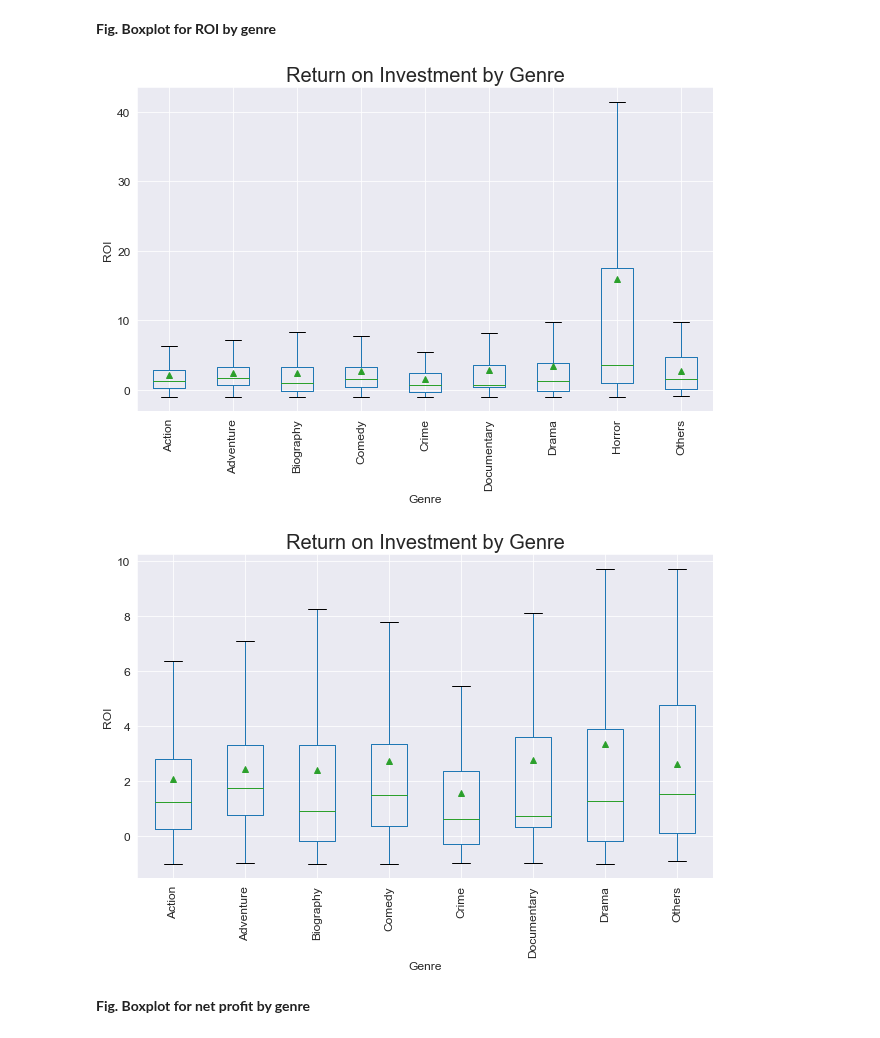
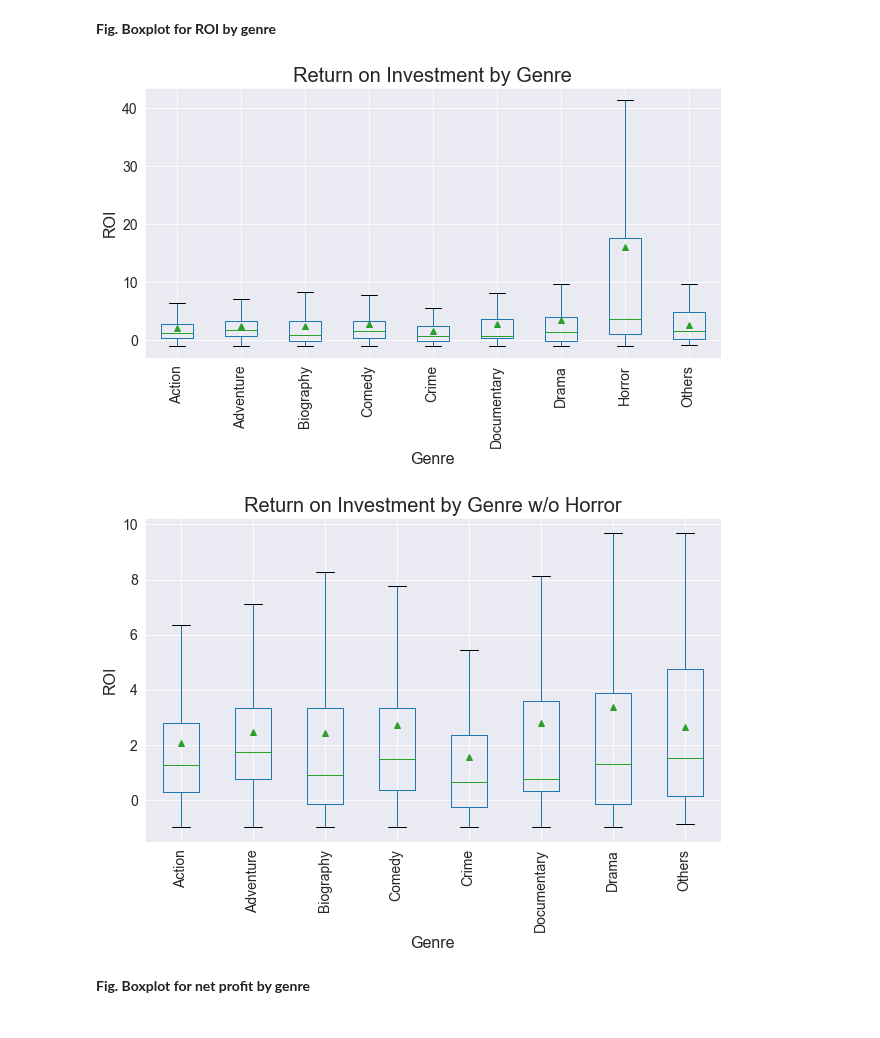
Before and after one commit to ZenBurrito/Phase-1Project, a Jupyter notebook: final_merge-Copy1-emiko.ipynb, the cells around one changed output. Saved outputs shown, nothing was run; the diff lists cells and outputs as text; code cells hidden in the pictures.

Commit message:
added 5 figures and modified my jupyter notebook on visualization, final_merge-Copy1-emiko.

```diff
--- a/final_merge-Copy1-emiko.ipynb
+++ b/final_merge-Copy1-emiko.ipynb
@@ -686,40 +686,43 @@ Name: genre_re, dtype: int64
 # %%
 # Note: set showfliers=False to hide outliers.
 
 sns.set_style('darkgrid')
 
 fig_box1 = df_merge1.boxplot(
-    column='ROI', by='genre_re', fontsize=12, figsize=(10,6), rot=90,
+    column='ROI', by='genre_re', fontsize=14, figsize=(10,5), rot=90,
         showfliers=False, showmeans=True)
 
 
-fig_box1.set_ylabel('ROI' , fontsize=12)
-fig_box1.set_xlabel('Genre' , fontsize=12)
+fig_box1.set_ylabel('ROI' , fontsize=16)
+fig_box1.set_xlabel('Genre' , fontsize=16)
 fig_box1.set_title('Return on Investment by Genre' , fontsize=20)
 plt.suptitle('');
 
 
+#plt.savefig('boxplot_roi_genre.pdf')
+
+plt.savefig('boxplot_roi_genre.pdf', bbox_inches='tight')
 
 #fig_box2 = df_merge1[df_merge1['genre_re']!='Others'].boxplot(
    # column='ROI', by='genre_re', figsize=(16,8), showfliers=False)
 # %% [output]
-[figure, old version]
+[figure, new version]
 # %%
 ## ROI without 'Horror'
 
 sns.set_style('darkgrid')
 
 fig_box2 = df_merge1[df_merge1['genre_re']!='Horror'].boxplot(
-    column='ROI', by='genre_re', fontsize=12, figsize=(10,6), rot=90,
+    column='ROI', by='genre_re', fontsize=14, figsize=(10,6), rot=90,
         showfliers=False, showmeans=True)
 
 
-fig_box2.set_ylabel('ROI' , fontsize=12)
-fig_box2.set_xlabel('Genre' , fontsize=12)
-fig_box2.set_title('Return on Investment by Genre' , fontsize=20)
-plt.suptitle('');
+fig_box2.set_ylabel('ROI' , fontsize=16)
+fig_box2.set_xlabel('Genre' , fontsize=16)
+fig_box2.set_title('Return on Investment by Genre w/o Horror' , fontsize=20)
+#plt.suptitle('');
 # %% [output]
-[figure, old version]
+[figure, new version]
 # %% [markdown]
 **Fig. Boxplot for net profit by genre**
 # %%
```
Also changed, not shown: parts of 20 cells of this notebook, 5 other files.
